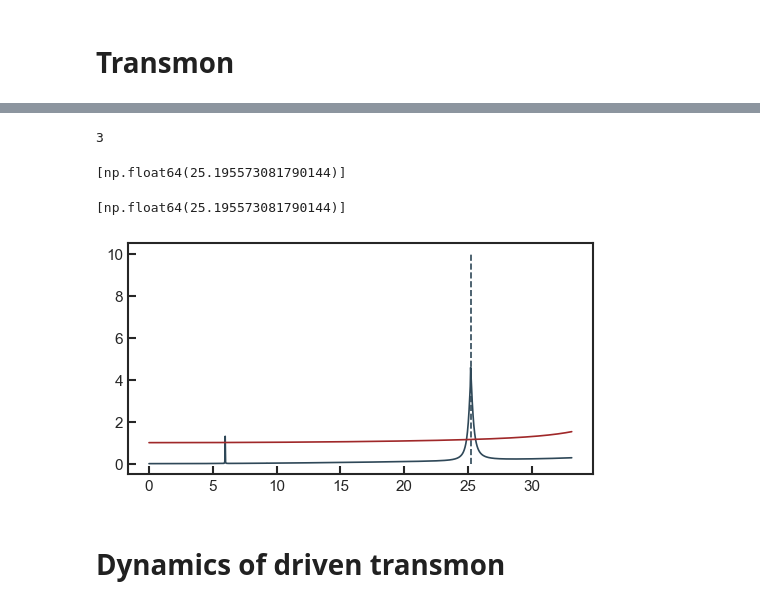
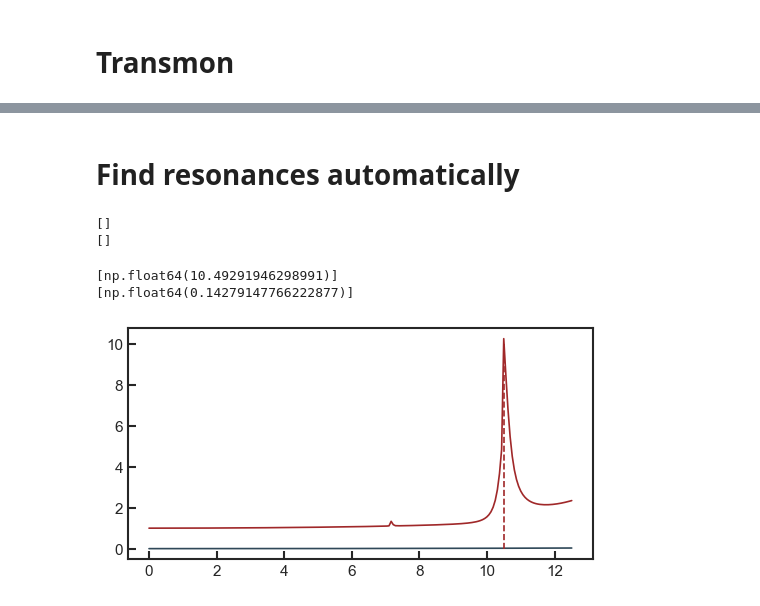
Before and after one commit to mariefdum/ionization, a Jupyter notebook: Example_Floquet.ipynb, the cells around one changed output, grey strips where cells are left out. Cells and saved outputs as stored; diff of their text form; code cells hidden in the pictures.

```diff
--- a/Example_Floquet.ipynb
+++ b/Example_Floquet.ipynb
@@ -86,9 +100,11 @@ for i in range(1,8):
 # %%
 #Floquet
-max_fock_floquet = 200
-eps_d_step = 5*MHz
-eps_d_max = 2*g*np.sqrt(max_fock_floquet)
+max_fock_floquet = 100
+eps_d_step = 10 * MHz
+eps_d_max = 2 * g * np.sqrt(max_fock_floquet)
 eps_d_vec = np.arange(0,eps_d_max,eps_d_step)
 N_times = 1
 N_periods = 1
 phi = 0
+
+print(len(eps_d_vec))
@@ -95,8 +113,10 @@ phi = 0
 # %%
 # FLOQUET : generate and track
 
-n_g = 0
-Transmon_params = {'E_J_a_m':E_J_a_m,'E_J_b_m':E_J_b_m,'phi_ext':phi_ext,'E_C':E_C,'g':g,'omega_r':omega_r,'max_charge':max_charge,'max_fock':max_fock,'n_trunc':n_trunc,'n_g':n_g}
+# n_g = 0
+# Transmon_params = {'E_J_a_m':E_J_a_m,'E_J_b_m':E_J_b_m,'phi_ext':phi_ext,'E_C':E_C,'g':g,'omega_r':omega_r,'max_charge':max_charge,'max_fock':max_fock,'n_trunc':n_trunc,'n_g':n_g}
+
+Transmon_params = {'E_J':E_J,'E_L':E_L,'phi_ext':phi_ext,'n_g':n_g,'E_C':E_C,'g':g,'omega_r':omega_r,'max_fock':max_fock,'n_trunc':n_trunc,'type':type_qubit}
 transmon_cavity = TM.Transmon_Cavity(Transmon_params)
 
 transmon = transmon_cavity.Transmon
@@ -111,7 +131,3 @@ n_g = transmon.n_g
 Floquet_params = {'n_t':n_t,'I_t':I_t,'H_t':H_t,'n_g':n_g,'num_cores':5,'omega_d':omega_d,'phi':phi,'eps_d_vec':eps_d_vec,'N_times':N_times,'N_periods':N_periods}
 
 index_FA,f_energies,f_modes_0 = FA.generate_FA(Floquet_params,verbose=0)
-
-overlap_max,f_modes_0_sorted,f_energies_sorted,index_Floquet = FA.track(n_trunc,f_energies,f_modes_0,Floquet_params,Transmon_params,eigs_t)
-
-overlap_tot = FA.calculate_overlap_tot(n_trunc,f_modes_0_sorted,eps_d_vec)
@@ -196,3 +212,5 @@ plt.ylim(0,15)
+# %% [markdown]
+# Find resonances automatically
 # %%
 param_resonances={'index_min':0,
                  'value_min':1e-5,
@@ -205,9 +224,5 @@ Transmon_params = {'E_J_a_m':E_J_a_m,'E_J_b_m':E_J_b_m,'phi_ext':phi_ext,'E_C':E
 
 res_q_sort_clean,swap_statements,index_crit_tot,branch_tot,f_energies_sorted_q_tot,N_t_sorted_q_tot,gap_tot = FA.find_resonance_overlaps(n_g,n_trunc,eps_d_vec,f_energies_sorted,N_t_sorted,overlap_max,overlap_tot,param_resonances)
-# %%
-len(index_crit_tot[0])
-# %% [output]
-3
 # %%
 resonance_all=[]
 
@@ -222,29 +237,37 @@ for q in [0,1]:
     resonance_all.append(resonance_all_q)
 # %%
 resonance_all_good = []
-
+gap_all_good = []
 for q in [0,1]:
     resonance_all_good_q = []
+    gap_all_good_q = []
+
     if len(resonance_all[q])>0:
         for i in range(len(resonance_all[q])):
             if resonance_all[q][i][1]>0 :
                 resonance_all_good_q.append(resonance_all[q][i][0])
+                gap_all_good_q.append(resonance_all[q][i][1])
     resonance_all_good.append(resonance_all_good_q)
+    gap_all_good.append(gap_all_good_q)
 # %%
-resonance_all_good[0]
+q = 0  # ground state
+print(resonance_all_good[q])
+print(gap_all_good[q])
 # %% [output]
-[np.float64(25.195573081790144)]
+[]
+[]
 # %%
-resonance_all_good[0]
+q = 1  # ground state
+print(resonance_all_good[q])
+print(gap_all_good[q])
 # %% [output]
-[np.float64(25.195573081790144)]
+[np.float64(10.49291946298991)]
+[np.float64(0.14279147766222877)]
 # %%
 for q in range(2):
     plt.plot(eps_d_vec,N_t_sorted_q_tot[q])
 
     for j in range(len(resonance_all_good[q])):
-        plt.vlines(resonance_all_good[q][j],0,10,linestyle="dashed")
+        plt.vlines(resonance_all_good[q][j],0,10,color=list_colors[q],linestyle="dashed")
 # %% [output]
-[figure, old version]
+[figure, new version]
-# %% [markdown]
-# Dynamics of driven transmon
```
Also changed, not shown: parts of 12 cells of this notebook, 5 other files.
